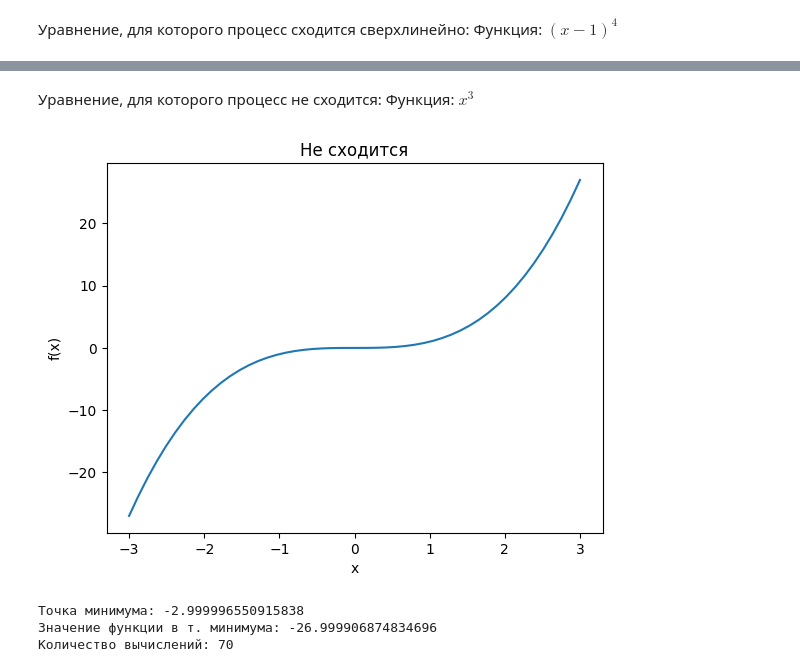
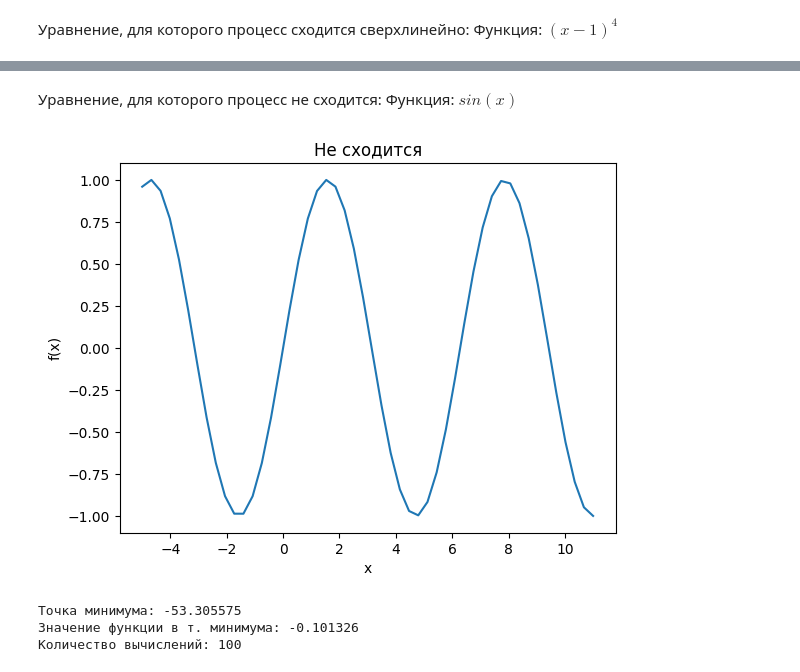
Before and after one commit to korablev-vm/ScientificPython, a Jupyter notebook: korablev_vm.ipynb, the cells around one changed output, grey strips where cells are left out. Saved outputs shown, nothing was run; the diff lists cells and outputs as text; code cells hidden in the pictures.

```diff
--- a/korablev_vm.ipynb
+++ b/korablev_vm.ipynb
@@ -37,7 +37,7 @@ import matplotlib.pyplot as plt
 # %% [markdown]
 ####Функция на языке Python
 # %%
-def quadratic_interpolation(f, a, b, tol=1e-6, max_iter=100):
+def quadratic_interpolation(f, a, b, tol=0.0001, max_iter=100):
     x1, x3, x2 = a, b, (a+b)/2
     fx1, fx2, fx3 = f(x1), f(x2), f(x3)
     count = 3
@@ -48,6 +48,7 @@ def quadratic_interpolation(f, a, b, tol=1e-6, max_iter=100):
         x_min = -B / (2 * A)
         fx_min = f(x_min)
         if abs(x_min - x2) < tol:
+            count += 1
             break
         if x_min < x2:
             if fx_min < fx2:
@@ -71,7 +72,7 @@ def quadratic_interpolation(f, a, b, tol=1e-6, max_iter=100):
 # %%
 def f(x):
     return abs(x - 1)
-a, b = 1, 4
+a, b = 1, 3
 x_min, fx_min, count = quadratic_interpolation(f, a, b)
 x = np.linspace(a, b)
 y = f(x)
@@ -83,7 +84,7 @@ plt.ylabel('f(x)')
 plt.title('Сходится с линейной скоростью')
 plt.show()
 #Вывод результата
-print("Точка минимума:", x_min)
-print("Значение функции в т. минимума:", fx_min)
+print(f'Точка минимума: {x_min:.6f}')
+print(f'Значение функции в т. минимума: {fx_min:.6f}')
 print("Количество вычислений:", count)
 # %% [output]
@@ -120,25 +125,26 @@ print("Количество вычислений:", count)
 # %% [markdown]
 Уравнение, для которого процесс не сходится:
-Функция: $x^3$
+Функция: $sin(x)$
 # %%
 def f(x):
-    return x**3
-a, b = -3, 3
+    return np.sin(x)
+a, b = -5, 11
 x_min, fx_min, count = quadratic_interpolation(f, a, b)
 x = np.linspace(a, b)
 y = f(x)
 #Настройка графика
 plt.plot(x, y)
 plt.xlabel('x')
 plt.ylabel('f(x)')
+#plt.plot(x_min, fx_min, 'ro', label="Minimum")
 plt.title('Не сходится')
 plt.show()
 #Вывод результатов
-print("Точка минимума:", x_min)
-print("Значение функции в т. минимума:", fx_min)
+print(f'Точка минимума: {x_min:.6f}')
+print(f'Значение функции в т. минимума: {fx_min:.6f}')
 print("Количество вычислений:", count)
 # %% [output]
-[figure, old version]
+[figure, new version]
-Точка минимума: -2.999996550915838
-Значение функции в т. минимума: -26.999906874834696
-Количество вычислений: 70
+Точка минимума: -53.305575
+Значение функции в т. минимума: -0.101326
+Количество вычислений: 100
```
Also changed, not shown: parts of 6 cells of this notebook.
